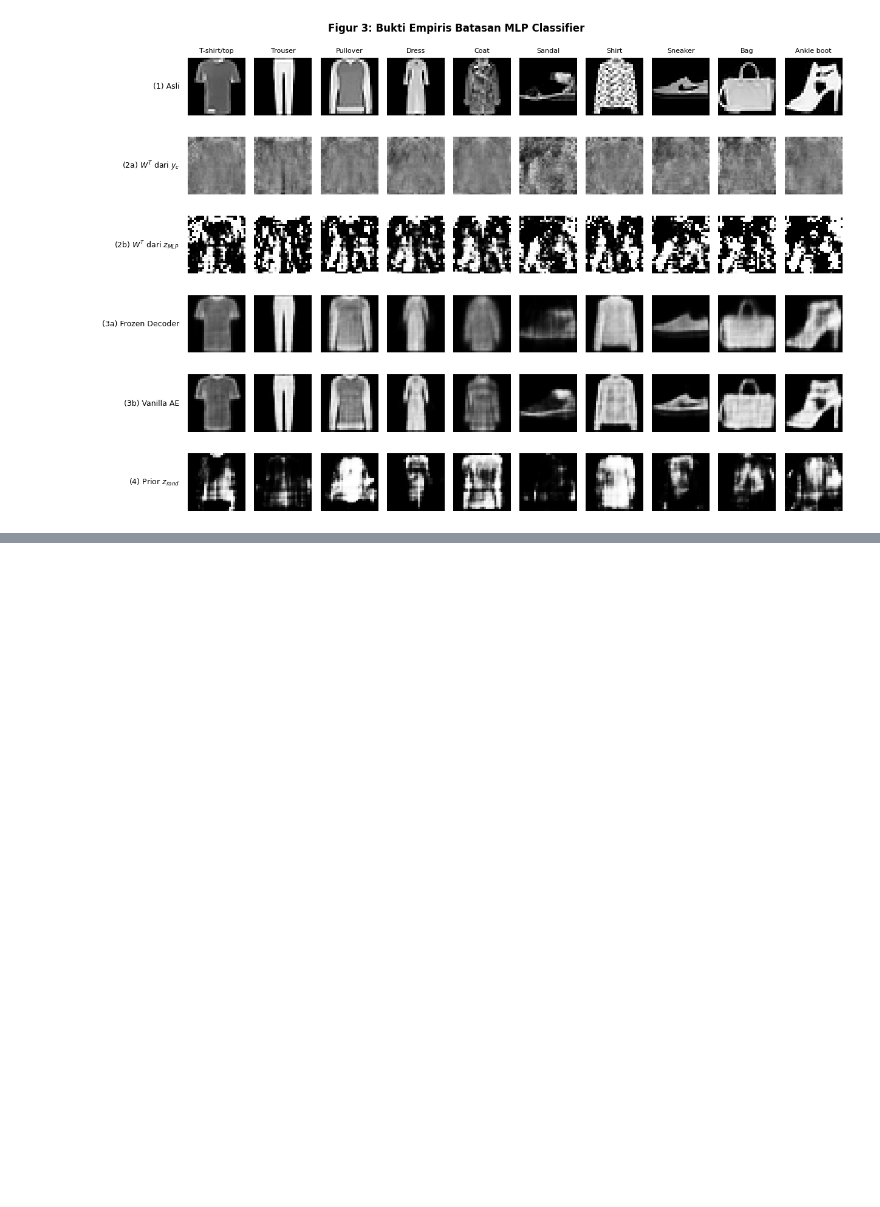
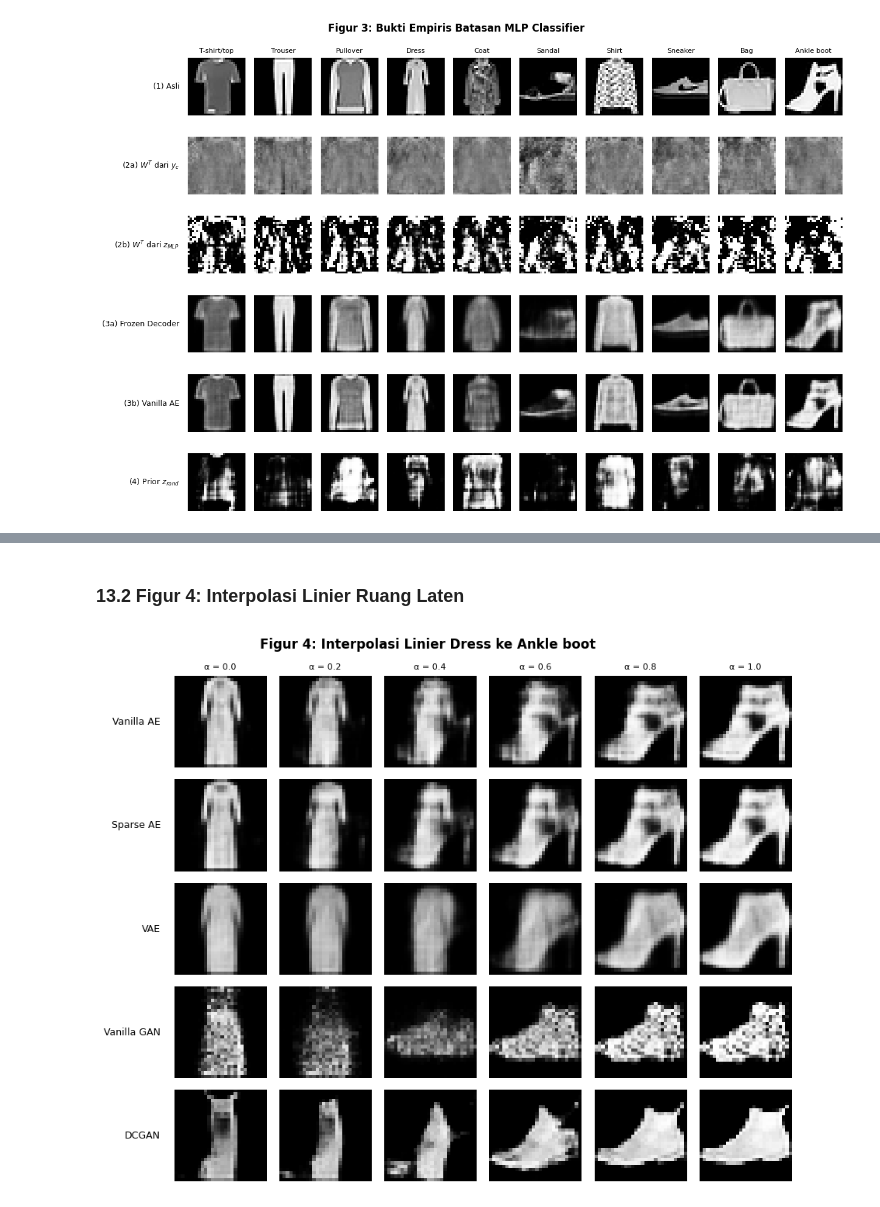
Before and after one commit to CannyCeles/deep-learning-ae-gan, a Jupyter notebook: notebooks/tugas-ae-gan.ipynb, the cells around one changed output, grey strips where cells are left out. Drawn from its saved outputs; the diff is of its cells as text; code cells hidden in the pictures; blank space fills up the shorter version.

```diff
--- a/notebooks/tugas-ae-gan.ipynb
+++ b/notebooks/tugas-ae-gan.ipynb
@@ -1623,0 +1696,47 @@ Fraksi z_rand < 0: 0.148 | z_MLP < 0: 0.000
+# %% [markdown]
+### 13.2 Figur 4: Interpolasi Linier Ruang Laten
+# %%
+INTERP_A, INTERP_B = 3, 9
+INTERP_ALPHAS = [0.0, 0.2, 0.4, 0.6, 0.8, 1.0]
+
+def pick_latents(generator, latent_dim, class_a, class_b, n=512):
+    z = torch.randn(n, latent_dim, device=device)
+    with torch.no_grad():
+        pred = mlp(to_unit(generator(z))).argmax(dim=1)
+    idx_a = (pred == class_a).nonzero(as_tuple=True)[0]
+    idx_b = (pred == class_b).nonzero(as_tuple=True)[0]
+    if len(idx_a) == 0 or len(idx_b) == 0:
+        print(f"Kelas {class_a} atau {class_b} tidak muncul pada {n} sampel, memakai dua sampel pertama")
+        return z[0], z[1]
+    return z[idx_a[0]], z[idx_b[0]]
+
+def interpolate(z_a, z_b, decode_fn):
+    alphas = torch.tensor(INTERP_ALPHAS, device=device).view(-1, 1)
+    z = (1 - alphas) * z_a.view(1, -1) + alphas * z_b.view(1, -1)
+    with torch.no_grad():
+        return decode_fn(z)
+
+set_seed(SEED)
+x_pair = x_class[[INTERP_A, INTERP_B]]
+with torch.no_grad():
+    z_ae = ae.encode(x_pair)
+    z_sparse = sparse_ae.encode(x_pair)
+    z_vae = vae.encode(x_pair)[0]
+z_gan = pick_latents(gan_g, GAN_LATENT, INTERP_A, INTERP_B)
+z_dcgan = pick_latents(dcgan_g, DCGAN_LATENT, INTERP_A, INTERP_B)
+
+fig4_rows = [
+    ("Vanilla AE", interpolate(z_ae[0], z_ae[1], ae.decode)),
+    ("Sparse AE", interpolate(z_sparse[0], z_sparse[1], sparse_ae.decode)),
+    ("VAE", interpolate(z_vae[0], z_vae[1], vae.decode)),
+    ("Vanilla GAN", interpolate(*z_gan, lambda z: to_unit(gan_g(z)))),
+    ("DCGAN", interpolate(*z_dcgan, lambda z: to_unit(dcgan_g(z)))),
+]
+plot_labeled_rows(
+    fig4_rows,
+    f"Figur 4: Interpolasi Linier {CLASS_NAMES[INTERP_A]} ke {CLASS_NAMES[INTERP_B]}",
+    os.path.join(FIGS_DIR, "fig4_interpolation.png"),
+    [f"α = {a}" for a in INTERP_ALPHAS],
+)
+# %% [output]
+[figure, added]
```
Also changed, not shown: parts of 13 cells of this notebook.
